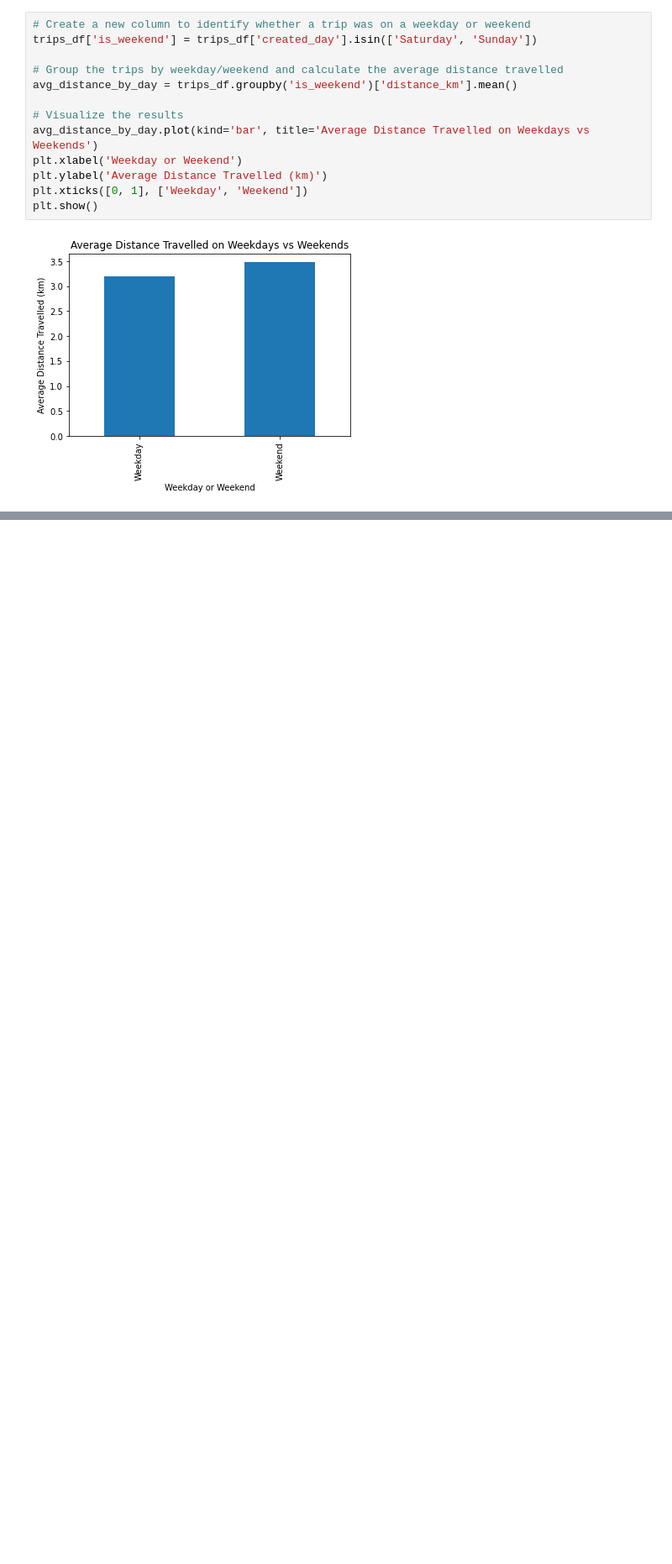
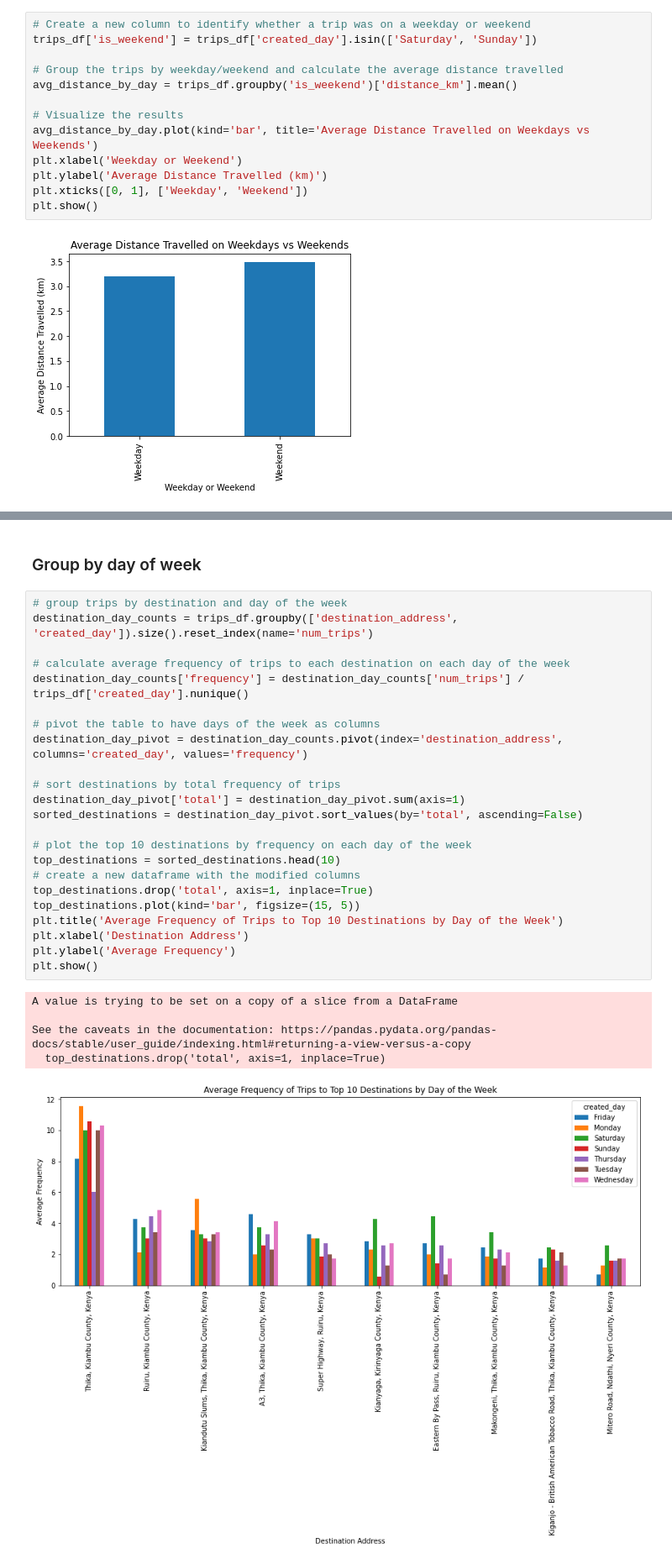
Before and after one commit to Ronnie-Leon76/Yatsa-Analytics, a Jupyter notebook: Yatsa-Analytics-EDA.ipynb, the cells around one changed output, grey strips where cells are left out. Shown at 84% size. Cells and saved outputs as stored; diff of their text form; blank space fills up the shorter version.

```diff
--- a/Yatsa-Analytics-EDA.ipynb
+++ b/Yatsa-Analytics-EDA.ipynb
@@ -378,0 +430,31 @@ plt.show()
+# %% [markdown]
+### Group by day of week
+# %%
+# group trips by destination and day of the week
+destination_day_counts = trips_df.groupby(['destination_address', 'created_day']).size().reset_index(name='num_trips')
+
+# calculate average frequency of trips to each destination on each day of the week
+destination_day_counts['frequency'] = destination_day_counts['num_trips'] / trips_df['created_day'].nunique()
+
+# pivot the table to have days of the week as columns
+destination_day_pivot = destination_day_counts.pivot(index='destination_address', columns='created_day', values='frequency')
+
+# sort destinations by total frequency of trips
+destination_day_pivot['total'] = destination_day_pivot.sum(axis=1)
+sorted_destinations = destination_day_pivot.sort_values(by='total', ascending=False)
+
+# plot the top 10 destinations by frequency on each day of the week
+top_destinations = sorted_destinations.head(10)
+# create a new dataframe with the modified columns
+top_destinations.drop('total', axis=1, inplace=True)
+top_destinations.plot(kind='bar', figsize=(15, 5))
+plt.title('Average Frequency of Trips to Top 10 Destinations by Day of the Week')
+plt.xlabel('Destination Address')
+plt.ylabel('Average Frequency')
+plt.show()
+# %% [output]
+A value is trying to be set on a copy of a slice from a DataFrame
+
+See the caveats in the documentation: https://pandas.pydata.org/pandas-docs/stable/user_guide/indexing.html#returning-a-view-versus-a-copy
+  top_destinations.drop('total', axis=1, inplace=True)
+[figure, added]
```
Also changed, not shown: parts of 10 cells of this notebook.
